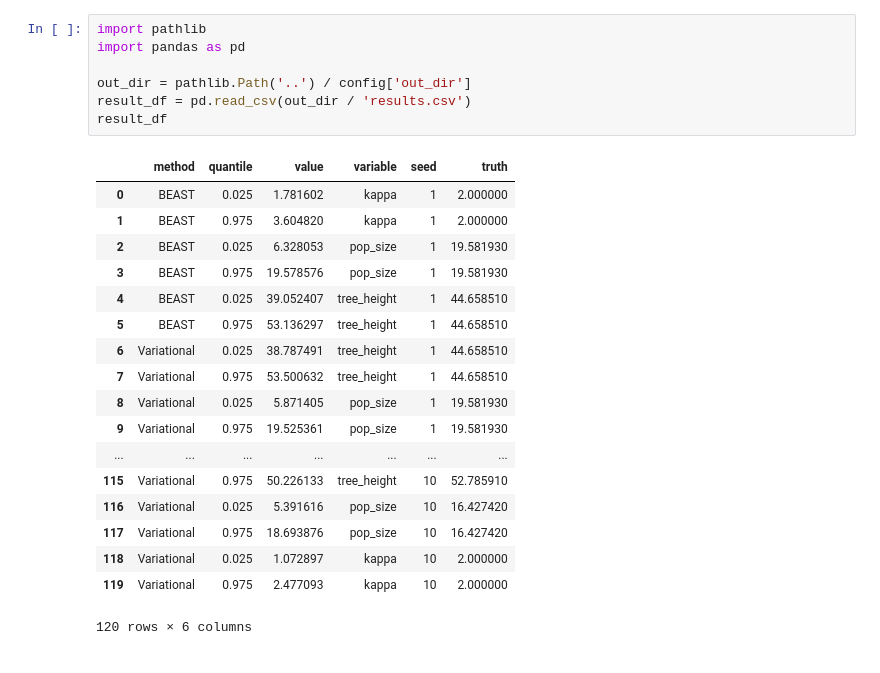
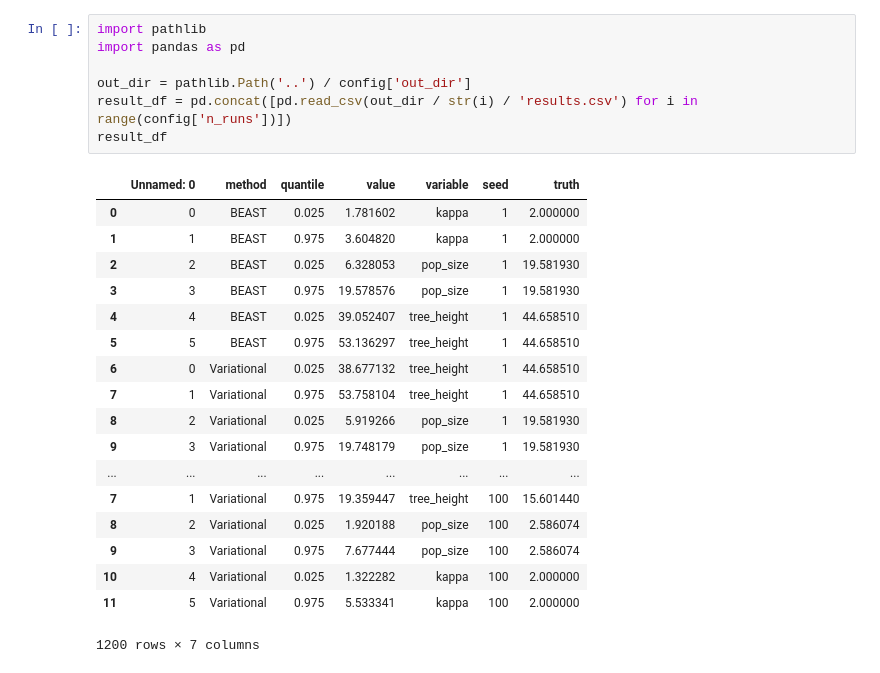
Before and after one commit to christiaanjs/pylo, a Jupyter notebook: eval/viz/coverage-viz.ipynb, the cells around one changed output. Drawn from its saved outputs; the diff is of its cells as text.

```diff
--- a/eval/viz/coverage-viz.ipynb
+++ b/eval/viz/coverage-viz.ipynb
@@ -28,29 +28,29 @@ config
 # %%
 import pathlib
 import pandas as pd
 
 out_dir = pathlib.Path('..') / config['out_dir']
-result_df = pd.read_csv(out_dir / 'results.csv')
+result_df = pd.concat([pd.read_csv(out_dir / str(i) / 'results.csv') for i in range(config['n_runs'])])
 result_df
 # %% [output]
-|  | method | quantile | value | variable | seed | truth |
-| 0 | BEAST | 0.025 | 1.781602 | kappa | 1 | 2.000000 |
-| 1 | BEAST | 0.975 | 3.604820 | kappa | 1 | 2.000000 |
-| 2 | BEAST | 0.025 | 6.328053 | pop_size | 1 | 19.581930 |
-| 3 | BEAST | 0.975 | 19.578576 | pop_size | 1 | 19.581930 |
-| 4 | BEAST | 0.025 | 39.052407 | tree_height | 1 | 44.658510 |
-| 5 | BEAST | 0.975 | 53.136297 | tree_height | 1 | 44.658510 |
-| 6 | Variational | 0.025 | 38.787491 | tree_height | 1 | 44.658510 |
-| 7 | Variational | 0.975 | 53.500632 | tree_height | 1 | 44.658510 |
-| 8 | Variational | 0.025 | 5.871405 | pop_size | 1 | 19.581930 |
-| 9 | Variational | 0.975 | 19.525361 | pop_size | 1 | 19.581930 |
-| ... | ... | ... | ... | ... | ... | ... |
-| 115 | Variational | 0.975 | 50.226133 | tree_height | 10 | 52.785910 |
-| 116 | Variational | 0.025 | 5.391616 | pop_size | 10 | 16.427420 |
-| 117 | Variational | 0.975 | 18.693876 | pop_size | 10 | 16.427420 |
-| 118 | Variational | 0.025 | 1.072897 | kappa | 10 | 2.000000 |
-| 119 | Variational | 0.975 | 2.477093 | kappa | 10 | 2.000000 |
+|  | Unnamed: 0 | method | quantile | value | variable | seed | truth |
+| 0 | 0 | BEAST | 0.025 | 1.781602 | kappa | 1 | 2.000000 |
+| 1 | 1 | BEAST | 0.975 | 3.604820 | kappa | 1 | 2.000000 |
+| 2 | 2 | BEAST | 0.025 | 6.328053 | pop_size | 1 | 19.581930 |
+| 3 | 3 | BEAST | 0.975 | 19.578576 | pop_size | 1 | 19.581930 |
+| 4 | 4 | BEAST | 0.025 | 39.052407 | tree_height | 1 | 44.658510 |
+| 5 | 5 | BEAST | 0.975 | 53.136297 | tree_height | 1 | 44.658510 |
+| 6 | 0 | Variational | 0.025 | 38.677132 | tree_height | 1 | 44.658510 |
+| 7 | 1 | Variational | 0.975 | 53.758104 | tree_height | 1 | 44.658510 |
+| 8 | 2 | Variational | 0.025 | 5.919266 | pop_size | 1 | 19.581930 |
+| 9 | 3 | Variational | 0.975 | 19.748179 | pop_size | 1 | 19.581930 |
+| ... | ... | ... | ... | ... | ... | ... | ... |
+| 7 | 1 | Variational | 0.975 | 19.359447 | tree_height | 100 | 15.601440 |
+| 8 | 2 | Variational | 0.025 | 1.920188 | pop_size | 100 | 2.586074 |
+| 9 | 3 | Variational | 0.975 | 7.677444 | pop_size | 100 | 2.586074 |
+| 10 | 4 | Variational | 0.025 | 1.322282 | kappa | 100 | 2.000000 |
+| 11 | 5 | Variational | 0.975 | 5.533341 | kappa | 100 | 2.000000 |
-120 rows × 6 columns
+1200 rows × 7 columns
 # %%
 to_use = result_df[result_df.variable.isin(['pop_size', 'tree_height'])]
 pivoted = (
```
Also changed, not shown: parts of 7 cells of this notebook, 6 other files.
